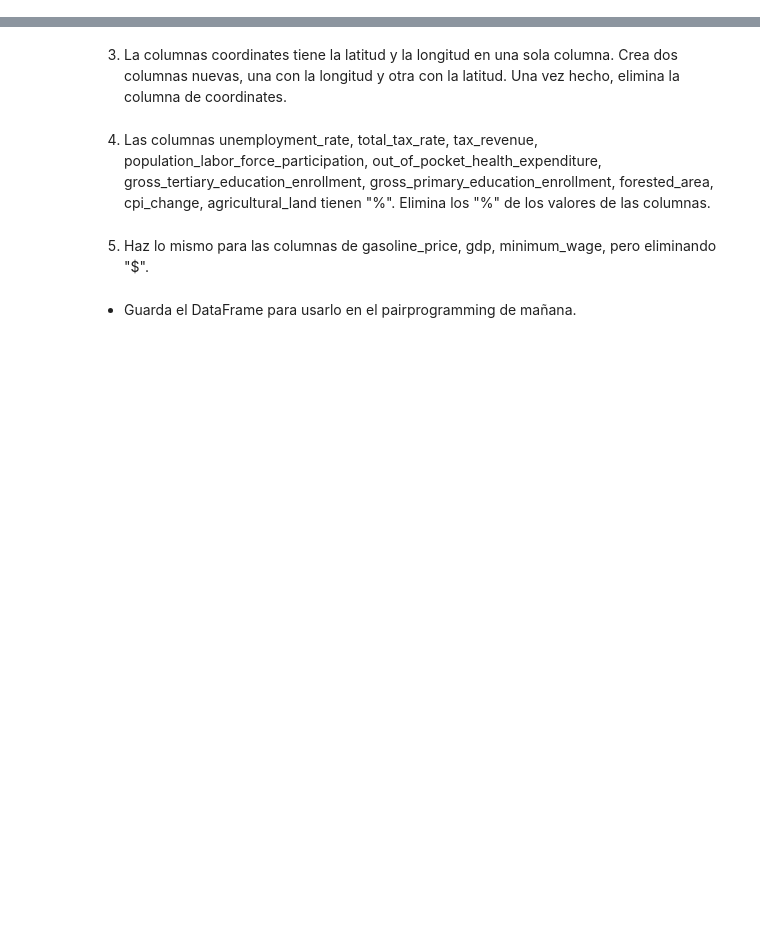
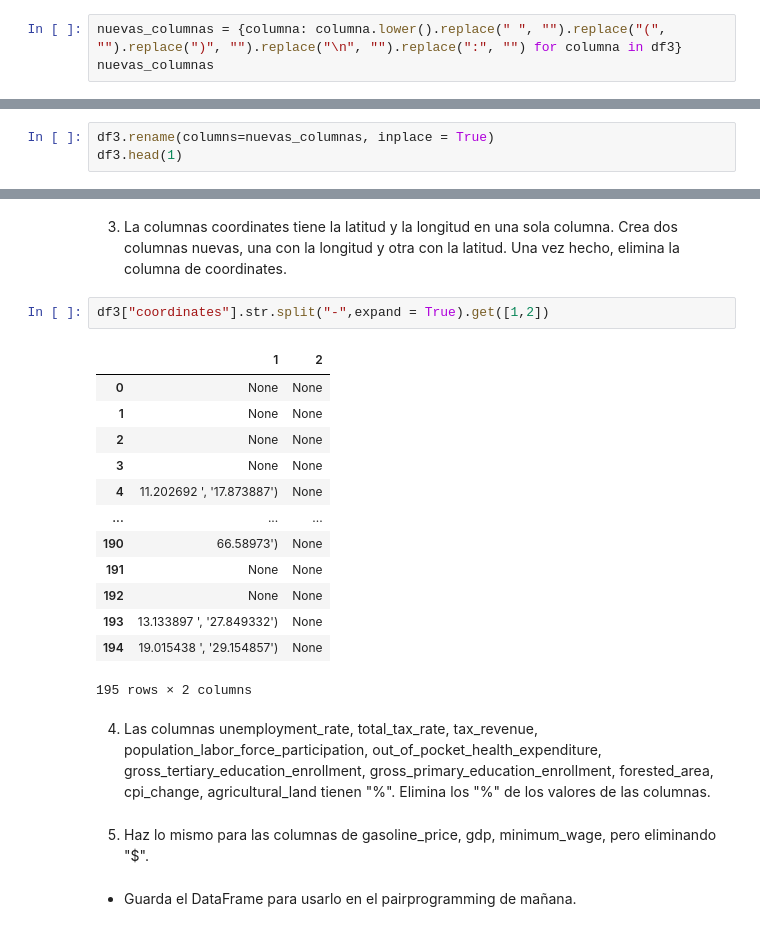
Before and after one commit to BeaDataArtist/promoi-modulo3-sprint1-pairprogramming-Laia-Bea, a Jupyter notebook: modulo-3-pair-04-UL.ipynb, the cells around one changed output, grey strips where cells are left out. Drawn from its saved outputs; the diff is of its cells as text; blank space fills up the shorter version.

```diff
--- a/modulo-3-pair-04-UL.ipynb
+++ b/modulo-3-pair-04-UL.ipynb
@@ -29,3 +84,6 @@ Asegúrate de realizar los siguientes pasos:
 - Algunas columnas tiene "\n". Eliminalos de los nombres de las columnas.
 
 - Algunas columnas tienen ":". Eliminalos de los nombres de las columnas.
+# %%
+nuevas_columnas = {columna: columna.lower().replace(" ", "").replace("(", "").replace(")", "").replace("\n", "").replace(":", "") for columna in df3}
+nuevas_columnas
@@ -31,0 +108,3 @@ Asegúrate de realizar los siguientes pasos:
+# %%
+df3.rename(columns=nuevas_columnas, inplace = True)
+df3.head(1)
@@ -32,5 +114,21 @@ Asegúrate de realizar los siguientes pasos:
 # %% [markdown]
 3. La columnas coordinates tiene la latitud y la longitud en una sola columna. Crea dos columnas nuevas, una con la longitud y otra con la latitud. Una vez hecho, elimina la columna de coordinates.
+# %%
+df3["coordinates"].str.split("-",expand = True).get([1,2])
+# %% [output]
+|  | 1 | 2 |
+| 0 | None | None |
+| 1 | None | None |
+| 2 | None | None |
+| 3 | None | None |
+| 4 | 11.202692 ', '17.873887') | None |
+| ... | ... | ... |
+| 190 | 66.58973') | None |
+| 191 | None | None |
+| 192 | None | None |
+| 193 | 13.133897 ', '27.849332') | None |
+| 194 | 19.015438 ', '29.154857') | None |
+195 rows × 2 columns
 # %% [markdown]
 4. Las columnas unemployment_rate, total_tax_rate, tax_revenue, population_labor_force_participation, out_of_pocket_health_expenditure, gross_tertiary_education_enrollment, gross_primary_education_enrollment, forested_area, cpi_change, agricultural_land tienen "%". Elimina los "%" de los valores de las columnas.
 # %% [markdown]
```
Also changed, not shown: parts of 9 cells of this notebook, 2 other files.
